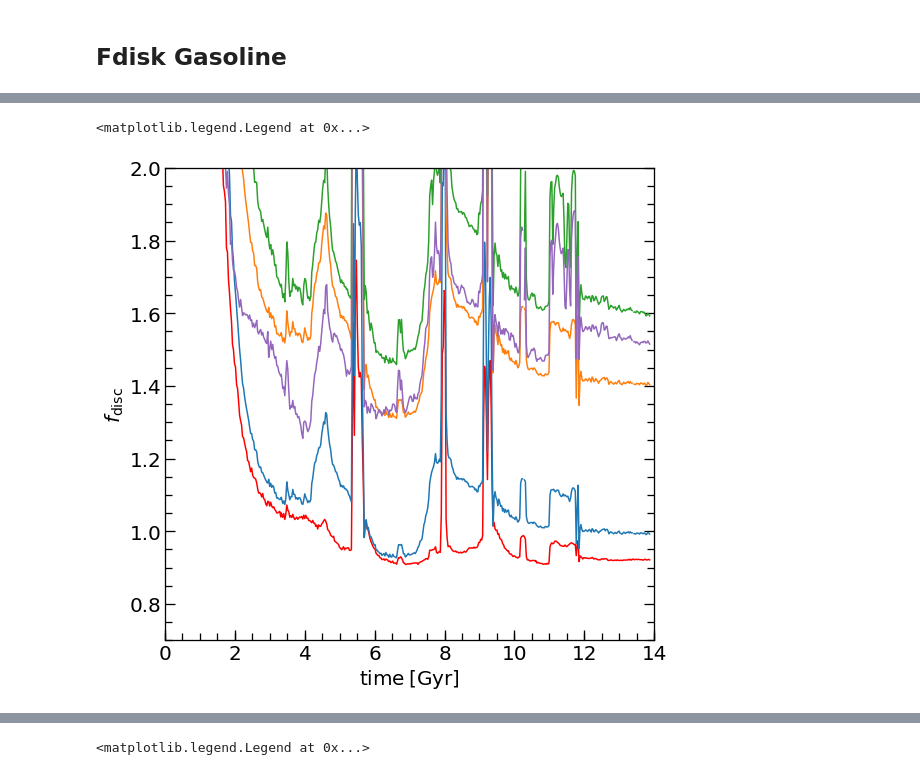
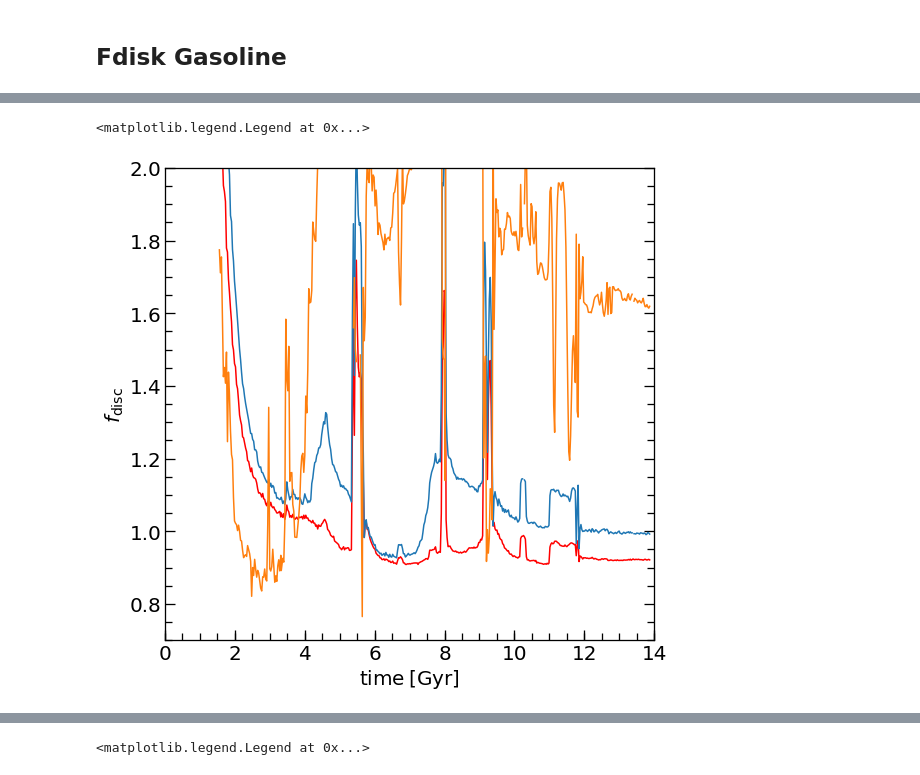
Before and after one commit to ornemarioni/Barras_GdGs, a Jupyter notebook: Barras_Gd/programs/fdisk_test_referee.ipynb, the cells around one changed output, grey strips where cells are left out. Drawn from its saved outputs; the diff is of its cells as text; code cells hidden in the pictures.

```diff
--- a/Barras_Gd/programs/fdisk_test_referee.ipynb
+++ b/Barras_Gd/programs/fdisk_test_referee.ipynb
@@ -371,12 +400,12 @@ ax.legend(fontsize=18,frameon=False, loc=3)
 # %%
 path = '/home/omarioni/'
-MW_gd = np.loadtxt(path + 'Barras_GdGs/Barras_Gd/_data/correcciones/MW_fdisk_time.dat')
+MW_gd = np.loadtxt(path + 'Barras_GdGs/Barras_Gd/_data/correcciones/MW_fdisk_time_GD2.dat')
 time_MWgd   = MW_gd[:,0]
 fdisk_MWgd  = MW_gd[:,1]
 fdisk0_MWgd = MW_gd[:,2]
 fdisk1_MWgd = MW_gd[:,3]
-fdisk2_MWgd = MW_gd[:,4]
-fdisk3_MWgd = MW_gd[:,5]
+# fdisk2_MWgd = MW_gd[:,4]
+# fdisk3_MWgd = MW_gd[:,5]
 # %%
 #-----grafico-----------
 from matplotlib.ticker import MultipleLocator
@@ -391,35 +420,35 @@ fig, ax = plt.subplots(nrows=1, ncols=1, figsize=(8, 8))#, sharex=True, sharey=T
 #                        gridspec_kw = {'height_ratios':[2,1,2,1]})
 fig.subplots_adjust(bottom=0.10, left =0.12, right = 0.97, top = 0.92)
 
 ax.plot(time_MWgd, fdisk_MWgd, '-', lw=1.5, color = 'r')
 ax.plot(time_MWgd, fdisk0_MWgd,'-', lw=1.5, color = 'tab:blue')
 ax.plot(time_MWgd, fdisk1_MWgd,'-', lw=1.5, color = 'tab:orange')
-ax.plot(time_MWgd, fdisk2_MWgd,'-', lw=1.5, color = 'tab:green')
-ax.plot(time_MWgd, fdisk3_MWgd,'-', lw=1.5, color = 'tab:purple')
+# ax.plot(time_MWgd, fdisk2_MWgd,'-', lw=1.5, color = 'tab:green')
+# ax.plot(time_MWgd, fdisk3_MWgd,'-', lw=1.5, color = 'tab:purple')
 
 ax.set_xlim(0,14)
 ax.set_ylim(0.7,2)
 # ax.set_yscale('log')
 ax.set_xticks([0,2,4,6,8,10,12,14])
 # ax.set_yticks(np.arange(1,5,1))
 # ax.yaxis.set_major_formatter(ticker.ScalarFormatter())
 ax.set_ylabel(r'$f_{\mathrm{disc}}$',fontsize=20)
 ax.set_xlabel(r'$\mathrm{time\:[Gyr]}$',fontsize=20)
 
 ax.spines['right'].set_linewidth(1.3)
 ax.spines['left'].set_linewidth(1.3)
 ax.spines['top'].set_linewidth(1.3)
 ax.spines['bottom'].set_linewidth(1.3)
 
 ax.minorticks_on()
 ax.tick_params( labelsize=20)
 ax.tick_params('both', length=7, width=1.3,which='minor', direction='in', right=True,top=False)
 ax.tick_params('both', length=10, width=1.3,which='major', direction='in', right=True,top=False)
 ax.xaxis.set_minor_locator(MultipleLocator(1/2.))
 
 ax.legend(fontsize=18,frameon=False, loc=(0.19,0.63))
 # %% [output]
 <matplotlib.legend.Legend at 0x...>
-[figure, old version]
+[figure, new version]
 # %%
 path = '/home/omarioni/'
```
Also changed, not shown: parts of 5 cells of this notebook, 1 other file.
